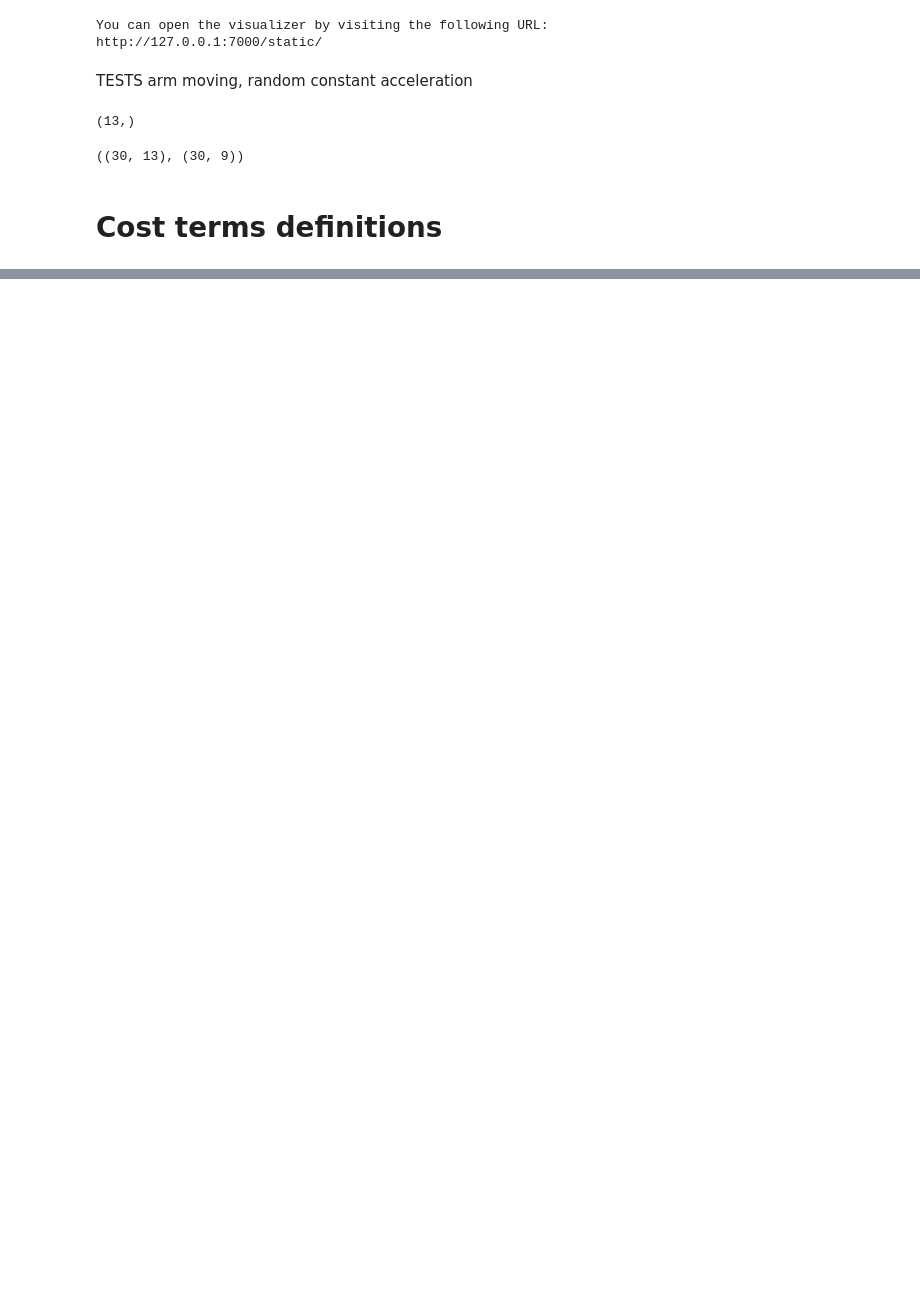
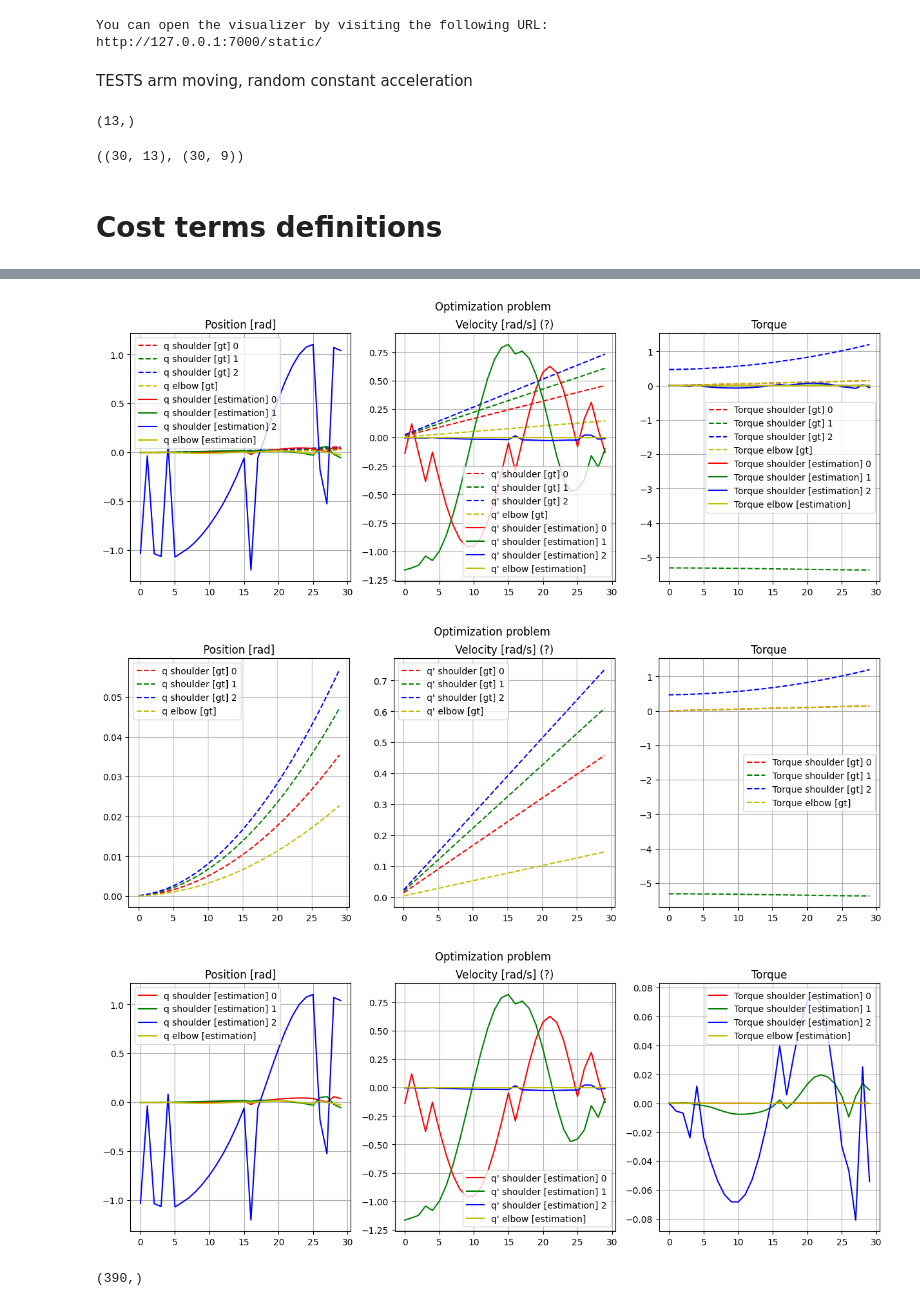
Before and after one commit to balthazarneveu/monocular_pose_and_forces_estimation, a Jupyter notebook: scripts/optimiziation_demo.ipynb, the cells around one changed output, grey strips where cells are left out. Cells and saved outputs as stored; diff of their text form; code cells hidden in the pictures; blank space fills up the shorter version.

```diff
--- a/scripts/optimiziation_demo.ipynb
+++ b/scripts/optimiziation_demo.ipynb
@@ -224,2 +235,25 @@ sol = least_squares(objective, initial.flatten(), args=(gt_p, T)).x
+# %%
+plot_optimization_curves([
+    (gt_sol, "[gt]", "--"),
+    (res, "[estimation]", "-"),
+    ]
+)
+plot_optimization_curves([
+    (gt_sol, "[gt]", "--"),
+    ]
+)
+
+plot_optimization_curves([
+    (res, "[estimation]", "-"),
+    ]
+)
+# %% [output]
+[figure, added]
+[figure, added]
+[figure, added]
+# %%
+sol.shape
+# %% [output]
+(390,)
 # %%
 print(np.linalg.norm(gt_sol.flatten()- sol.flatten()))
```
Also changed, not shown: parts of 7 cells of this notebook.
